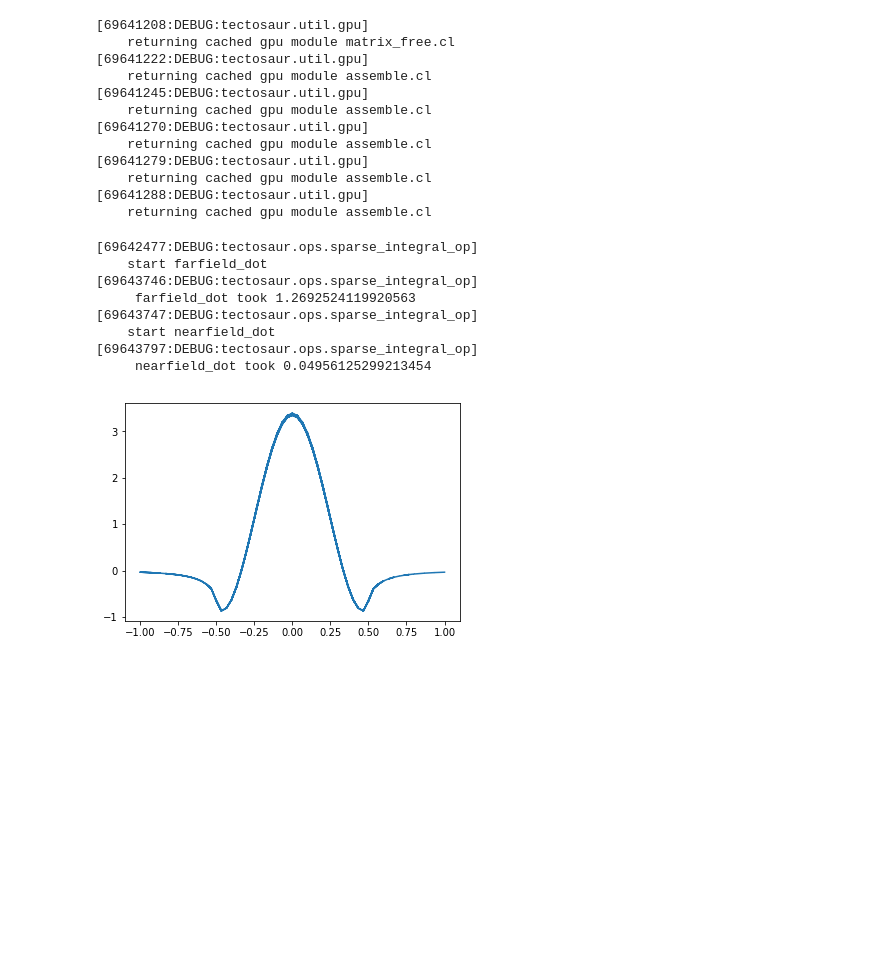
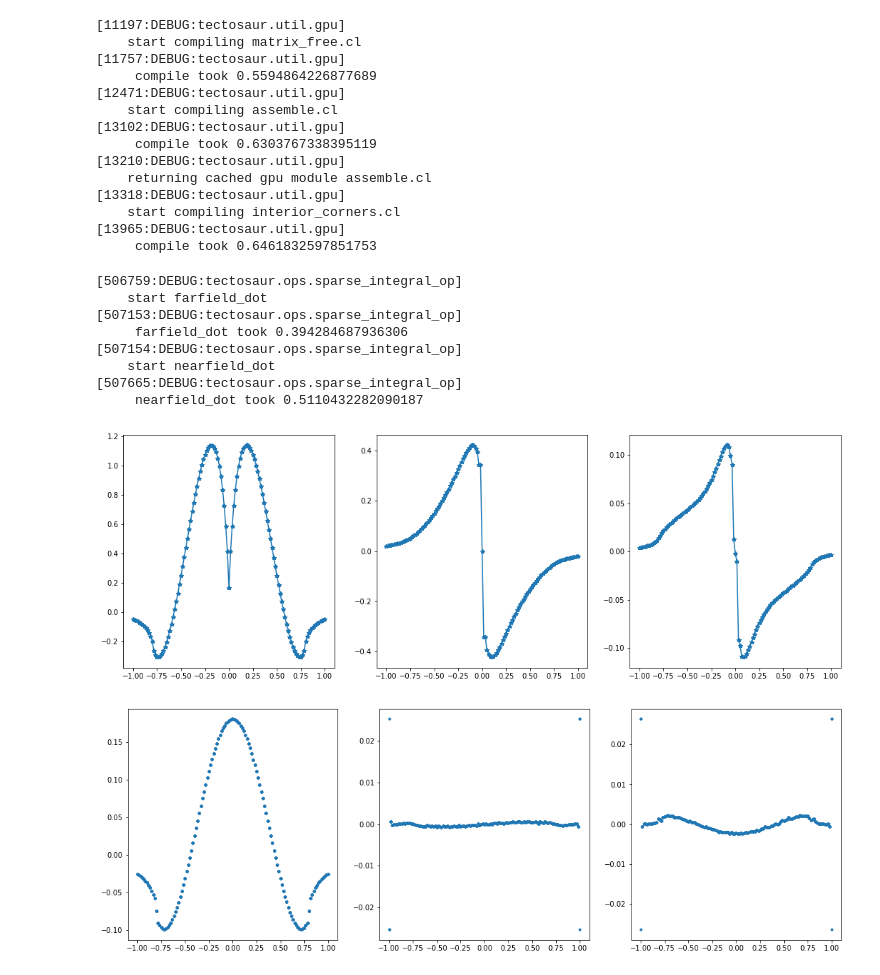
Before and after one commit to tbenthompson/tectosaur, a Jupyter notebook: examples/fault_traction.ipynb, the cells around one changed output. Saved outputs shown, nothing was run; the diff lists cells and outputs as text; code cells hidden in the pictures; blank space fills up the shorter version.

```diff
--- a/examples/fault_traction.ipynb
+++ b/examples/fault_traction.ipynb
@@ -9,16 +9,16 @@ import matplotlib.tri
 import okada_wrapper
 import tectosaur as tct
 # %%
-TCTN = 61
-CURVE = 0.0
+TCTN = 121
+CURVE = 1.0
 
 corners = [[-1, 0, -1], [1, 0, -1], [1, 0, 1], [-1, 0, 1]]
 src_mesh = tct.make_rect(TCTN, TCTN, corners)
-#src_mesh[0][:,1] = CURVE * np.abs(src_mesh[0][:,0])
-src_mesh[0][:,1] = CURVE * (src_mesh[0][:,0] ** 2 + src_mesh[0][:,2] ** 2)
+src_mesh[0][:,1] = CURVE * np.abs(src_mesh[0][:,0])
+#src_mesh[0][:,1] = CURVE * (src_mesh[0][:,0] ** 2 + src_mesh[0][:,2] ** 2)
 def gauss_slip_fnc(x, z):
     r2 = x ** 2 + z ** 2
-    R = 0.5
+    R = 0.8
     out = (np.cos(np.sqrt(r2) * np.pi / R) + 1) / 2.0
     out[np.sqrt(r2) > R] = 0.0
     return out
@@ -71,18 +71,20 @@ obs_pts = dof_pts.reshape((-1,3))[edge_dofs]
 obs_ns = ns[edge_dofs]
 interior_op = tct.InteriorOp(obs_pts.copy(), obs_ns.copy(), src_mesh, 'elasticH3', 4.0, 10, 6, 6, [1.0, 0.25], np.float32)
 # %% [output]
-[69641208:DEBUG:tectosaur.util.gpu]
-    returning cached gpu module matrix_free.cl
-[69641222:DEBUG:tectosaur.util.gpu]
+[11197:DEBUG:tectosaur.util.gpu]
+    start compiling matrix_free.cl
+[11757:DEBUG:tectosaur.util.gpu]
+     compile took 0.5594864226877689
+[12471:DEBUG:tectosaur.util.gpu]
+    start compiling assemble.cl
+[13102:DEBUG:tectosaur.util.gpu]
+     compile took 0.6303767338395119
+[13210:DEBUG:tectosaur.util.gpu]
     returning cached gpu module assemble.cl
-[69641245:DEBUG:tectosaur.util.gpu]
-    returning cached gpu module assemble.cl
-[69641270:DEBUG:tectosaur.util.gpu]
-    returning cached gpu module assemble.cl
-[69641279:DEBUG:tectosaur.util.gpu]
-    returning cached gpu module assemble.cl
-[69641288:DEBUG:tectosaur.util.gpu]
-    returning cached gpu module assemble.cl
+[13318:DEBUG:tectosaur.util.gpu]
+    start compiling interior_corners.cl
+[13965:DEBUG:tectosaur.util.gpu]
+     compile took 0.6461832597851753
 # %%
 trac_edges = -interior_op.dot(slip.flatten())
 # %%
@@ -105,22 +107,36 @@ rhs = -cm.T.dot(H.dot(slip.flatten())) - cm.T.dot(traction_mass_op.mat.dot(c_rhs
 soln = cg(constrained_traction_mass_op, rhs)
 out = cm.dot(soln[0]) + c_rhs
 # %% [output]
-[69642477:DEBUG:tectosaur.ops.sparse_integral_op]
+[506759:DEBUG:tectosaur.ops.sparse_integral_op]
     start farfield_dot
-[69643746:DEBUG:tectosaur.ops.sparse_integral_op]
-     farfield_dot took 1.2692524119920563
-[69643747:DEBUG:tectosaur.ops.sparse_integral_op]
+[507153:DEBUG:tectosaur.ops.sparse_integral_op]
+     farfield_dot took 0.394284687936306
+[507154:DEBUG:tectosaur.ops.sparse_integral_op]
     start nearfield_dot
-[69643797:DEBUG:tectosaur.ops.sparse_integral_op]
-     nearfield_dot took 0.04956125299213454
+[507665:DEBUG:tectosaur.ops.sparse_integral_op]
+     nearfield_dot took 0.5110432282090187
 # %%
+
 pts = src_mesh[0][src_mesh[1]].reshape((-1,3))
-idxs = np.where(np.abs(pts[:,2]) < 0.05)[0]
+idxs = np.where(np.abs(pts[:,2] - 0.115) < 0.005)[0]
 #idxs = np.where(np.abs(pts[:,0]) < 0.01)[0]
-plt.plot(pts[idxs][:,0], out.reshape((-1,3))[idxs][:,0])
+plt.figure(figsize = (18, 6))
+for d in range(3):
+    plt.subplot(1,3,d+1)
+    plt.plot(pts[idxs][:,0], out.reshape((-1,3))[idxs][:,d], '-*')
 plt.show()
+
+pts = src_mesh[0][src_mesh[1]].reshape((-1,3))
+idxs = np.where(np.abs(pts[:,0]) < 0.01)[0]
+#idxs = np.where(np.abs(pts[:,0]) < 0.01)[0]
+plt.figure(figsize = (18, 6))
+for d in range(3):
+    plt.subplot(1,3,d+1)
+    plt.plot(pts[idxs][:,2], out.reshape((-1,3))[idxs][:,d], '.')
+plt.show()
 # %% [output]
-[figure, old version]
+[figure, new version]
+[figure, added]
 # %%
 tri_centers = np.mean(src_mesh[0][src_mesh[1]], axis = 1)
 
```
Also changed, not shown: parts of 3 cells of this notebook, 6 other files.
